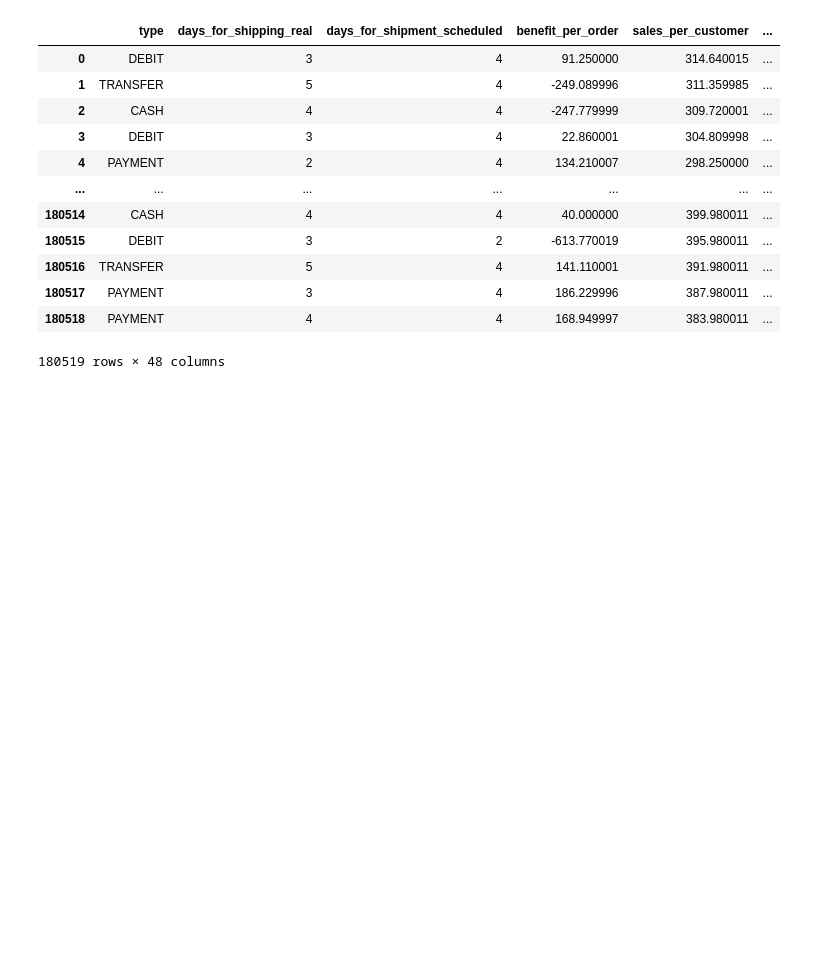
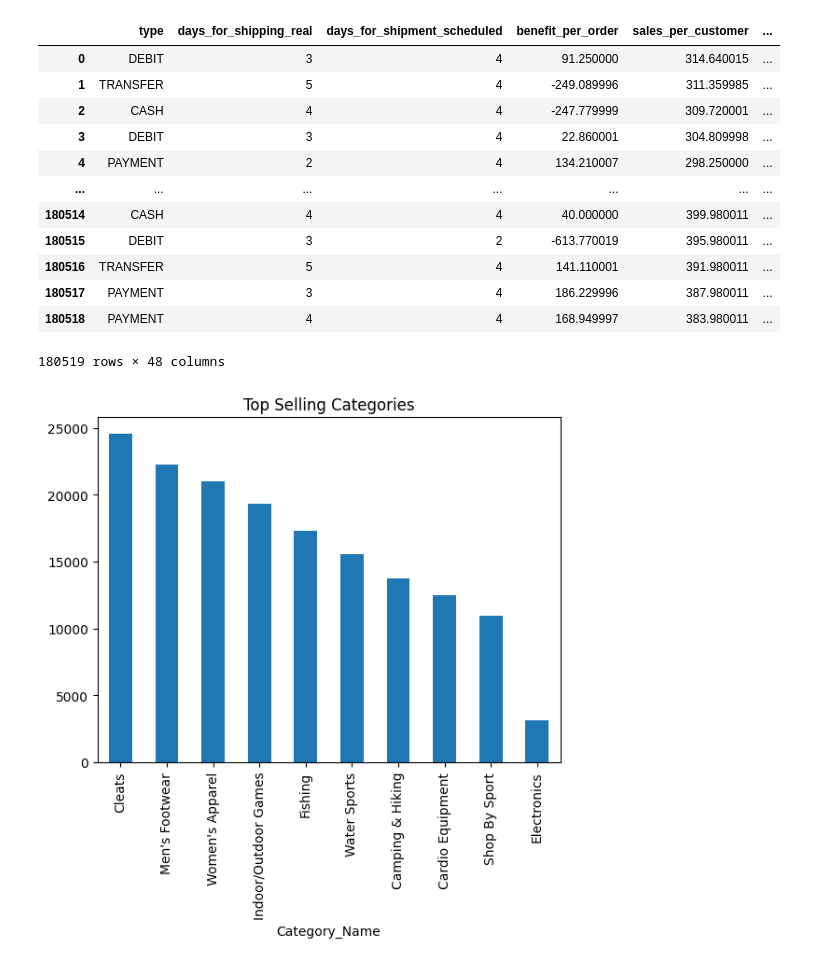
Before and after one commit to harika13b/Retail-Supply-chain-project, a Jupyter notebook: Notebooks/project_analysis.ipynb, the cells around one changed output. Drawn from its saved outputs; the diff is of its cells as text; code cells hidden in the pictures; blank space fills up the shorter version.

Commit message:
Data visualization and insights added

```diff
--- a/Notebooks/project_analysis.ipynb
+++ b/Notebooks/project_analysis.ipynb
@@ -319,3 +319,9 @@ df
 | 180517 | PAYMENT | 3 | 4 | 186.229996 | 387.980011 | ... |
 | 180518 | PAYMENT | 4 | 4 | 168.949997 | 383.980011 | ... |
 180519 rows × 48 columns
+# %%
+df['Category_Name'].value_counts().head(10).plot(kind ='bar')
+plt.title("Top Selling Categories")
+plt.show()
+# %% [output]
+[figure, added]
```
Also changed, not shown: parts of 3 cells of this notebook.
